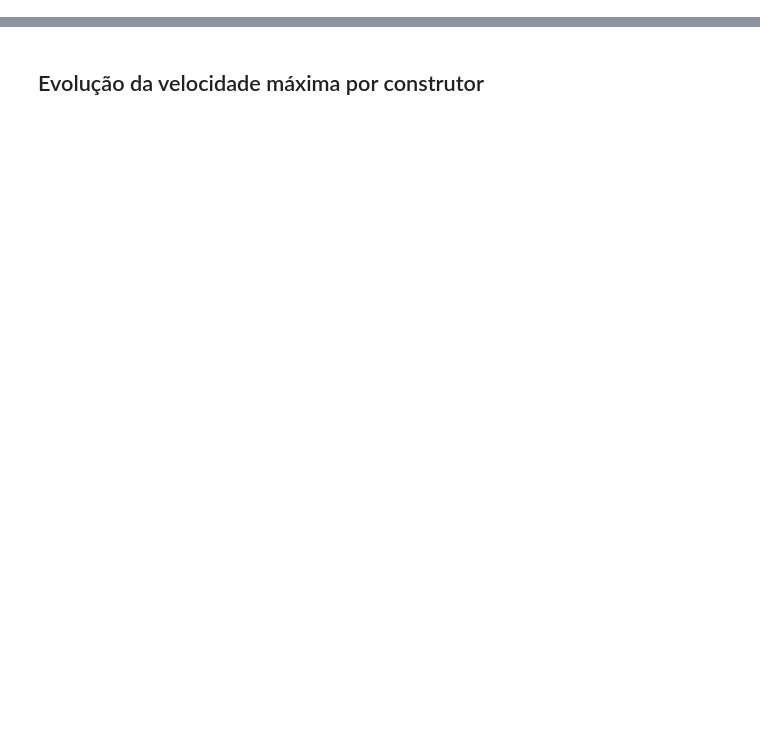
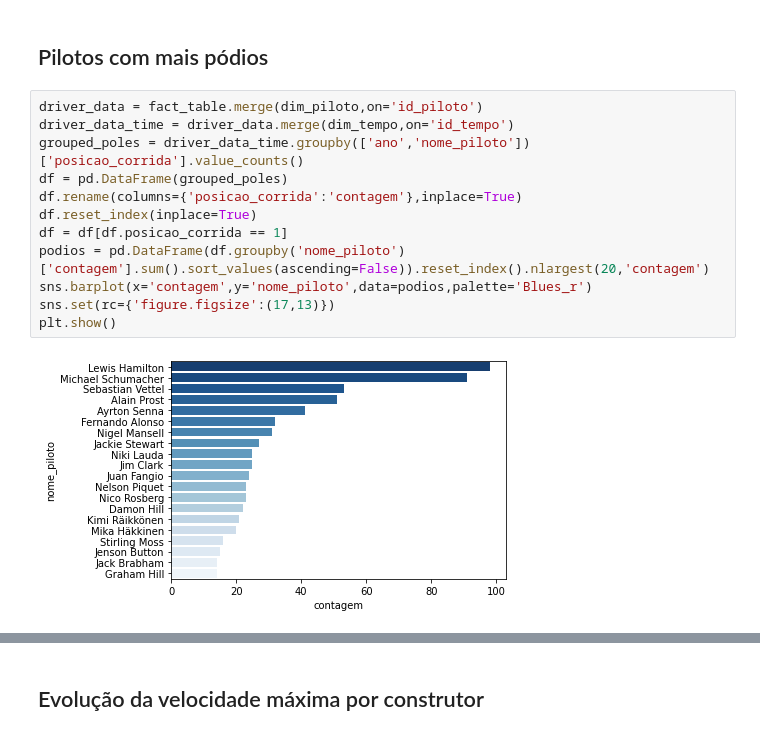
Before and after one commit to vgs2/f1-analysis, a Jupyter notebook: Apresentação_Accenture.ipynb, the cells around one changed output, grey strips where cells are left out. Drawn from its saved outputs; the diff is of its cells as text; blank space fills up the shorter version.

```diff
--- a/Apresentação_Accenture.ipynb
+++ b/Apresentação_Accenture.ipynb
@@ -66,0 +154,16 @@ def dropdown_construtor_eventhandler(change):
+# %% [markdown]
+## Pilotos com mais pódios
+# %%
+driver_data = fact_table.merge(dim_piloto,on='id_piloto')
+driver_data_time = driver_data.merge(dim_tempo,on='id_tempo')
+grouped_poles = driver_data_time.groupby(['ano','nome_piloto'])['posicao_corrida'].value_counts()
+df = pd.DataFrame(grouped_poles)
+df.rename(columns={'posicao_corrida':'contagem'},inplace=True)
+df.reset_index(inplace=True)
+df = df[df.posicao_corrida == 1]
+podios = pd.DataFrame(df.groupby('nome_piloto')['contagem'].sum().sort_values(ascending=False)).reset_index().nlargest(20,'contagem')
+sns.barplot(x='contagem',y='nome_piloto',data=podios,palette='Blues_r')
+sns.set(rc={'figure.figsize':(17,13)})
+plt.show()
+# %% [output]
+[figure, added]
```
Also changed, not shown: parts of 72 cells of this notebook.
